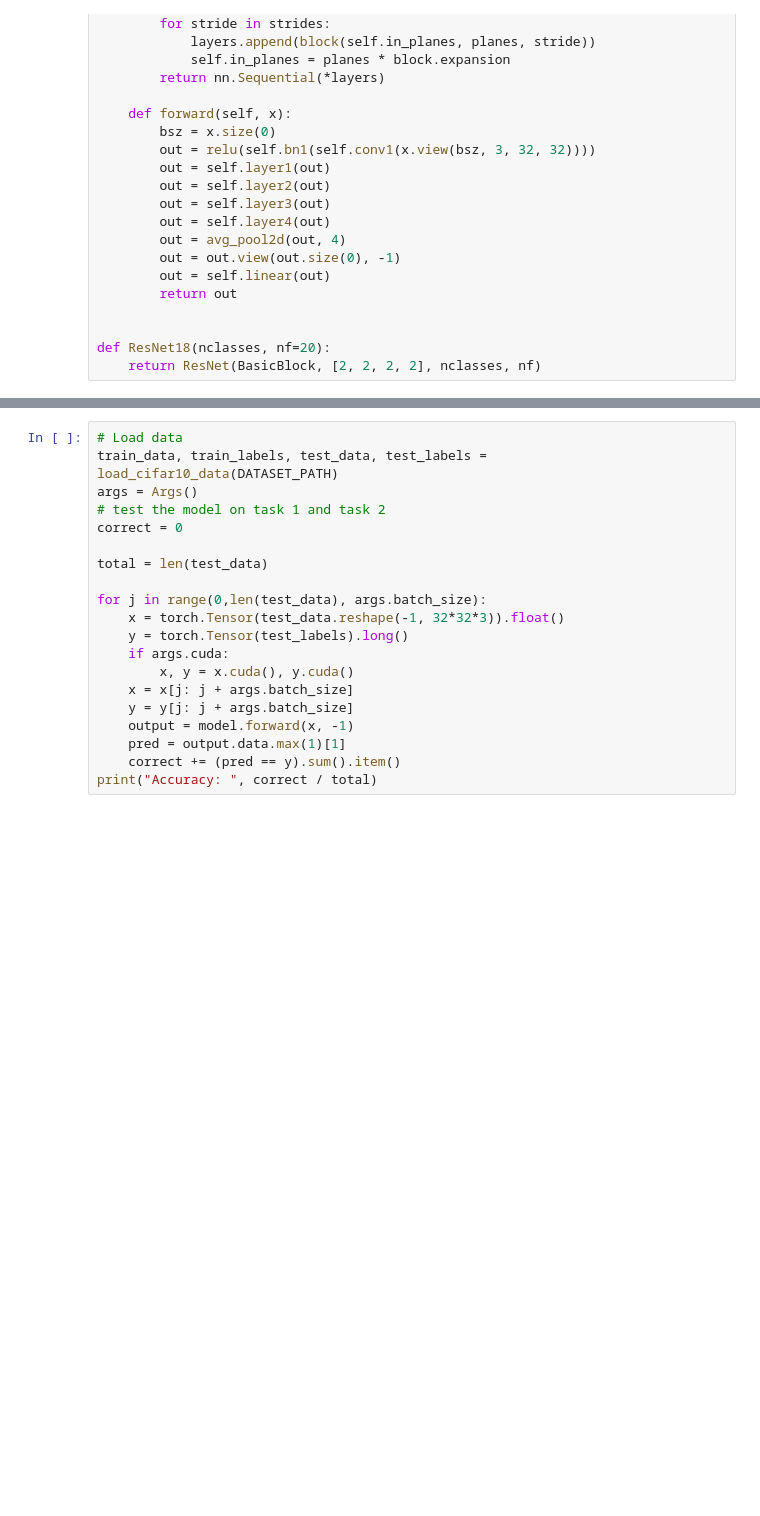
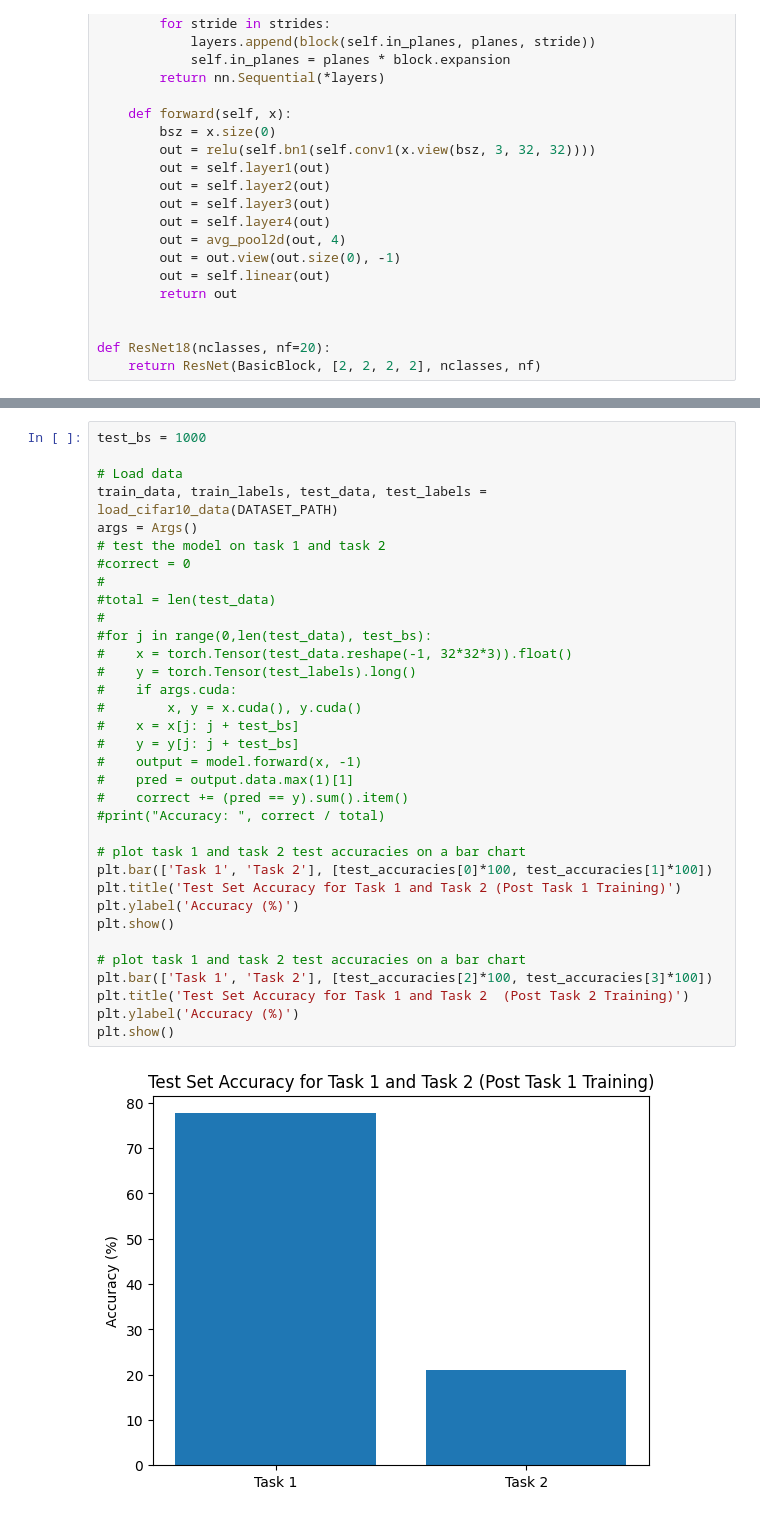
Before and after one commit to DROP-TABLE-CS407/Machine-Unlearning-x-Continual-Learning, a Jupyter notebook: GEM/GEM_ResNet18_CIFAR.ipynb, the cells around one changed output, grey strips where cells are left out. Cells and saved outputs as stored; diff of their text form; blank space fills up the shorter version.

```diff
--- a/GEM/GEM_ResNet18_CIFAR.ipynb
+++ b/GEM/GEM_ResNet18_CIFAR.ipynb
@@ -404,20 +431,36 @@ model = run_cifar(Args())
 # %%
+test_bs = 1000
+
 # Load data
 train_data, train_labels, test_data, test_labels = load_cifar10_data(DATASET_PATH)
 args = Args()
 # test the model on task 1 and task 2
-correct = 0
+#correct = 0
+#
+#total = len(test_data)
+#
+#for j in range(0,len(test_data), test_bs):
+#    x = torch.Tensor(test_data.reshape(-1, 32*32*3)).float()
+#    y = torch.Tensor(test_labels).long()
+#    if args.cuda:
+#        x, y = x.cuda(), y.cuda()
+#    x = x[j: j + test_bs]
+#    y = y[j: j + test_bs]
+#    output = model.forward(x, -1)
+#    pred = output.data.max(1)[1]
+#    correct += (pred == y).sum().item()
+#print("Accuracy: ", correct / total)
 
-total = len(test_data)
+# plot task 1 and task 2 test accuracies on a bar chart
+plt.bar(['Task 1', 'Task 2'], [test_accuracies[0]*100, test_accuracies[1]*100])
+plt.title('Test Set Accuracy for Task 1 and Task 2 (Post Task 1 Training)')
+plt.ylabel('Accuracy (%)')
+plt.show()
 
-for j in range(0,len(test_data), args.batch_size):
-    x = torch.Tensor(test_data.reshape(-1, 32*32*3)).float()
-    y = torch.Tensor(test_labels).long()
-    if args.cuda:
-        x, y = x.cuda(), y.cuda()
-    x = x[j: j + args.batch_size]
-    y = y[j: j + args.batch_size]
-    output = model.forward(x, -1)
-    pred = output.data.max(1)[1]
-    correct += (pred == y).sum().item()
-print("Accuracy: ", correct / total)
+# plot task 1 and task 2 test accuracies on a bar chart
+plt.bar(['Task 1', 'Task 2'], [test_accuracies[2]*100, test_accuracies[3]*100])
+plt.title('Test Set Accuracy for Task 1 and Task 2  (Post Task 2 Training)')
+plt.ylabel('Accuracy (%)')
+plt.show()
+# %% [output]
+[figure, added]
```
Also changed, not shown: parts of 4 cells of this notebook, 1 other file.
